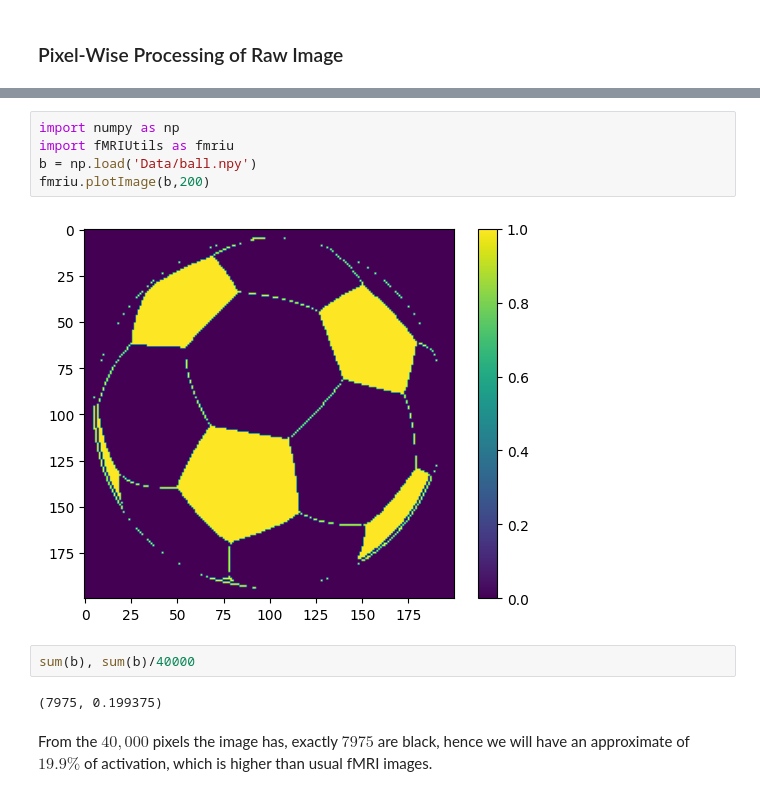
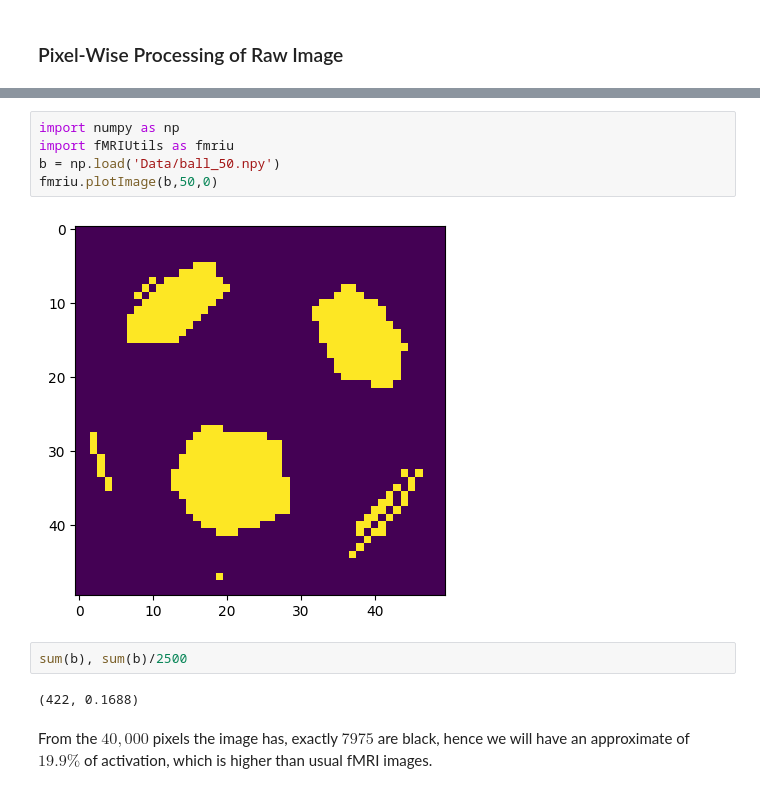
Before and after one commit to juanesfco/Thesis, a Jupyter notebook: resultsSims.ipynb, the cells around one changed output, grey strips where cells are left out. Saved outputs shown, nothing was run; the diff lists cells and outputs as text.

```diff
--- a/resultsSims.ipynb
+++ b/resultsSims.ipynb
@@ -19,14 +19,14 @@ The white pixels were treated as $0$ and the black pixels as $1$, see it below.
 # %%
 import numpy as np
 import fMRIUtils as fmriu
-b = np.load('Data/ball.npy')
-fmriu.plotImage(b,200)
+b = np.load('Data/ball_50.npy')
+fmriu.plotImage(b,50,0)
 # %% [output]
-[figure, old version]
+[figure, new version]
 # %%
-sum(b), sum(b)/40000
+sum(b), sum(b)/2500
 # %% [output]
-(7975, 0.199375)
+(422, 0.1688)
 # %% [markdown]
 From the $40,000$ pixels the image has, exactly $7975$ are black, hence we will have an approximate of $19.9 \%$ of activation, which is higher than usual fMRI images.
 # %% [markdown]
```
Also changed, not shown: parts of 20 cells of this notebook, 38 other files.
